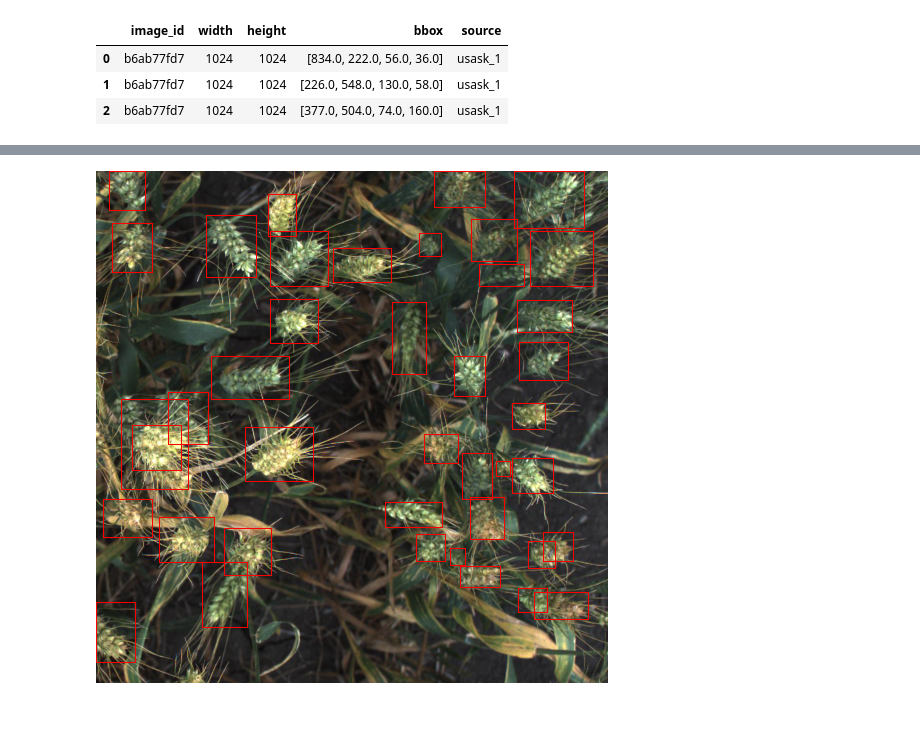
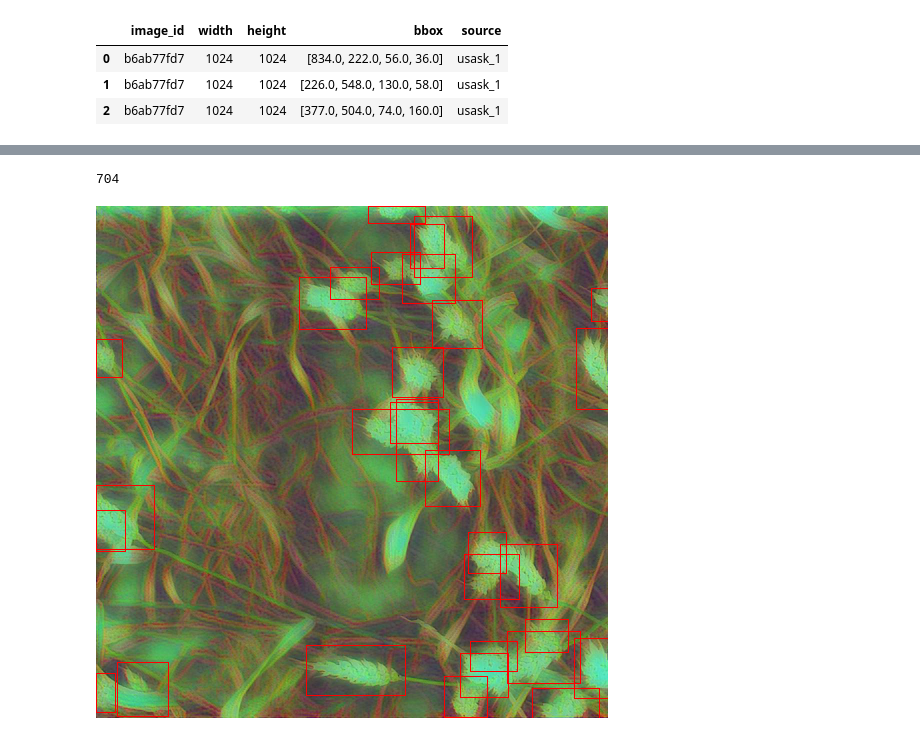
Before and after one commit to dmitry-vorobiev/kaggle-global-wheat-detection, a Jupyter notebook: nbs/dataset.ipynb, the cells around one changed output, grey strips where cells are left out. Saved outputs shown, nothing was run; the diff lists cells and outputs as text; code cells hidden in the pictures.

Commit message:
upd extended dataset

```diff
--- a/nbs/dataset.ipynb
+++ b/nbs/dataset.ipynb
@@ -162,5 +227,12 @@ tfms = A.Compose(tfms, bbox_params=A.BboxParams('pascal_voc'))
 image_dir = DATA_DIR/'train'
 csv_path = DATA_DIR/'train.csv'
 
-ds = WheatDataset(image_dir, csv_path, transforms=tfms)
+image_dirs = [
+    image_dir,
+    '/media/dmitry/data/kek/2020-07-16/18-43-45',
+]
+
+# ds = ExtendedWheatDataset(image_dirs, csv_path, transforms=tfms)
+
+ds = WheatDataset(image_dir, csv_path, gen_image_dirs=image_dirs[1:], transforms=tfms, source=['usask_1'])
 # %% [output]
@@ -169,9 +241,13 @@ Wall time: 22.9 s
+# %%
+len(ds)
+# %% [output]
+704
 # %%
-image, bboxes = ds[2]
+image, bboxes = ds[550]
 draw_boxes(image, bboxes)
 Image.fromarray(image)
 # %% [output]
-[figure, old version]
+[figure, new version]
 # %%
 def collate(batch):
     images, targets = tuple(zip(*batch))
```
Also changed, not shown: parts of 10 cells of this notebook, 2 other files.
